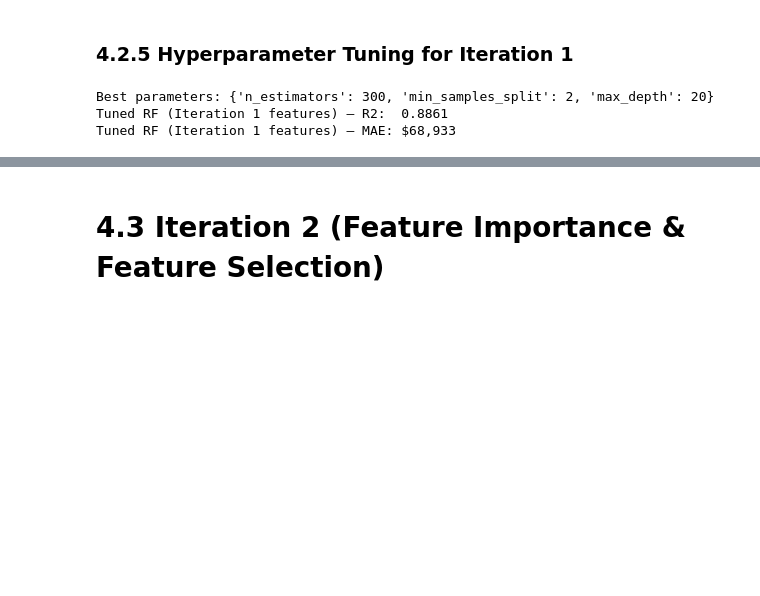
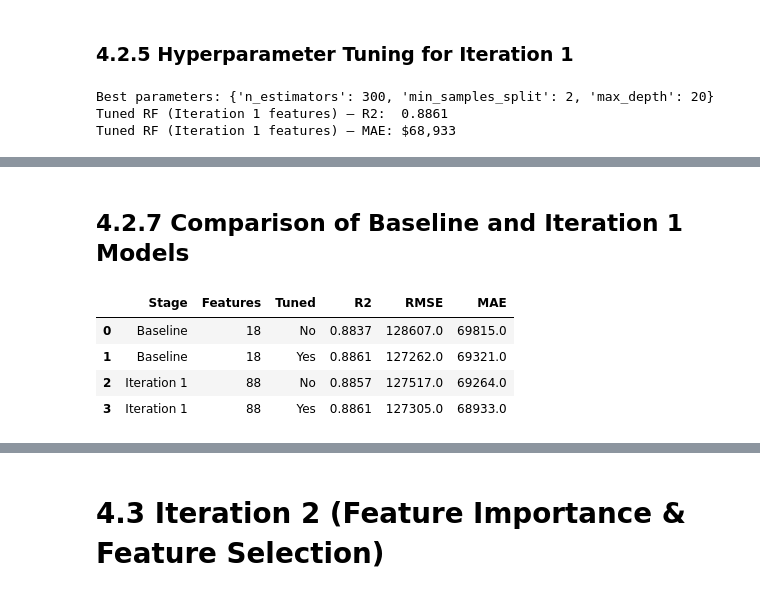
Before and after one commit to jovan210/housing-price-predictor, a Jupyter notebook: jovan_lau/houseprice_prediction.ipynb, the cells around one changed output, grey strips where cells are left out. Saved outputs shown, nothing was run; the diff lists cells and outputs as text; code cells hidden in the pictures; blank space fills up the shorter version.

```diff
--- a/jovan_lau/houseprice_prediction.ipynb
+++ b/jovan_lau/houseprice_prediction.ipynb
@@ -559 +633,34 @@ Tuned RF (Iteration 1 features) — MAE: $68,933
+# %% [markdown]
+## 4.2.7 Comparison of Baseline and Iteration 1 Models
+# %%
+## Baseline vs Iteration 1, at default settings and after tuning.
+## Both stages used the same search space, so the tuned-vs-tuned row
+## isolates the effect of the features from the effect of the search.
+base_rf = baseline_df[baseline_df['Model'] == 'Random Forest'].iloc[0]
+
+comparison_i1 = pd.DataFrame([
+    {'Stage': 'Baseline', 'Features': 18, 'Tuned': 'No',
+     'R2': base_rf['R2'], 'RMSE': base_rf['RMSE'], 'MAE': base_rf['MAE']},
+    {'Stage': 'Baseline', 'Features': 18, 'Tuned': 'Yes',
+     'R2': r2_score(y_test_base, best_rf_base_pred),
+     'RMSE': root_mean_squared_error(y_test_base, best_rf_base_pred),
+     'MAE': mean_absolute_error(y_test_base, best_rf_base_pred)},
+    {'Stage': 'Iteration 1', 'Features': X_train_i1.shape[1], 'Tuned': 'No',
+     'R2': r2_score(y_test_i1, pred_i1),
+     'RMSE': root_mean_squared_error(y_test_i1, pred_i1),
+     'MAE': mean_absolute_error(y_test_i1, pred_i1)},
+    {'Stage': 'Iteration 1', 'Features': X_train_i1.shape[1], 'Tuned': 'Yes',
+     'R2': r2_score(y_test_i1, best_rf_i1_pred),
+     'RMSE': root_mean_squared_error(y_test_i1, best_rf_i1_pred),
+     'MAE': mean_absolute_error(y_test_i1, best_rf_i1_pred)},
+])
+
+comparison_i1 = comparison_i1.round({'R2': 4, 'RMSE': 0, 'MAE': 0})
+comparison_i1
+# %% [output]
+|  | Stage | Features | Tuned | R2 | RMSE | MAE |
+| 0 | Baseline | 18 | No | 0.8837 | 128607.0 | 69815.0 |
+| 1 | Baseline | 18 | Yes | 0.8861 | 127262.0 | 69321.0 |
+| 2 | Iteration 1 | 88 | No | 0.8857 | 127517.0 | 69264.0 |
+| 3 | Iteration 1 | 88 | Yes | 0.8861 | 127305.0 | 68933.0 |
 # %% [markdown]
```
Also changed, not shown: parts of 6 cells of this notebook, 1 other file.
